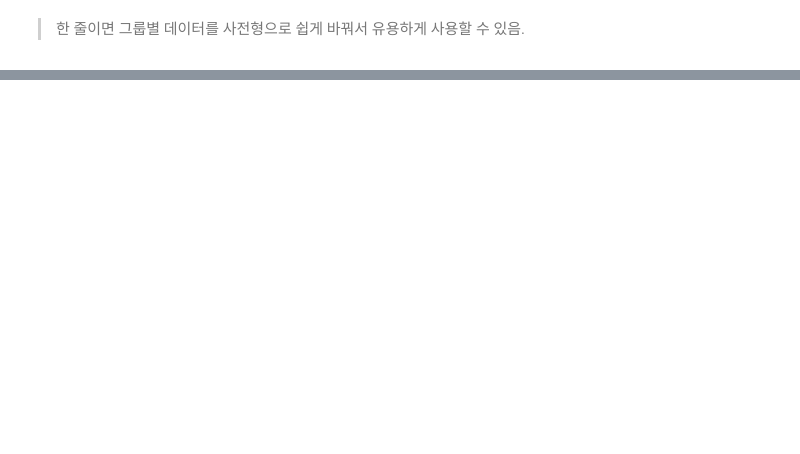
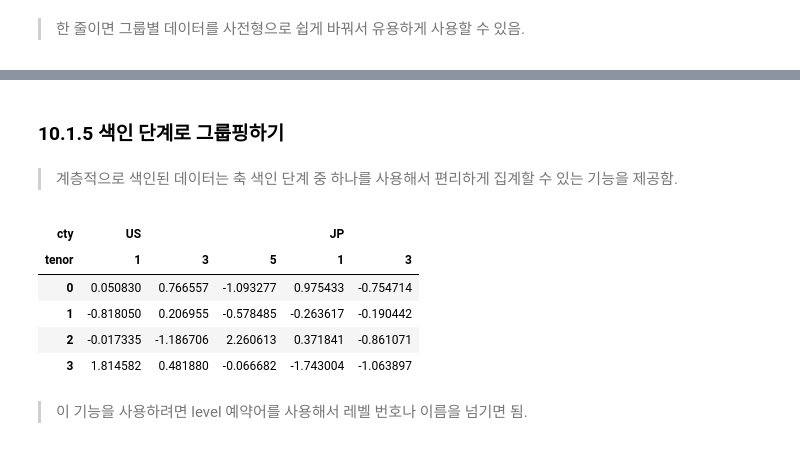
Before and after one commit to gusdn5656/python-basic, a Jupyter notebook: Python for Data Analysis/Chapter 10 데이터 집게와 그룹 연산.ipynb, the cells around one changed output, grey strips where cells are left out. Saved outputs shown, nothing was run; the diff lists cells and outputs as text; code cells hidden in the pictures; blank space fills up the shorter version.

```diff
--- a/Python for Data Analysis/Chapter 10 데이터 집게와 그룹 연산.ipynb
+++ b/Python for Data Analysis/Chapter 10 데이터 집게와 그룹 연산.ipynb
@@ -163,0 +345,21 @@ pieces['b']
+# %% [markdown]
+### 10.1.5 색인 단계로 그룹핑하기
+# %% [markdown]
+> 계층적으로 색인된 데이터는 축 색인 단계 중 하나를 사용해서 편리하게 집계할 수 있는 기능을 제공함.
+# %%
+columns = pd.MultiIndex.from_arrays([['US','US','US','JP','JP'],
+                                     [1,3,5,1,3]],
+                                     names = ['cty','tenor'])
+
+hier_df = pd.DataFrame(np.random.randn(4,5),
+                       columns = columns)
+hier_df
+# %% [output]
+| cty | US |  |  | JP |  |
+| tenor | 1 | 3 | 5 | 1 | 3 |
+| 0 | 0.050830 | 0.766557 | -1.093277 | 0.975433 | -0.754714 |
+| 1 | -0.818050 | 0.206955 | -0.578485 | -0.263617 | -0.190442 |
+| 2 | -0.017335 | -1.186706 | 2.260613 | 0.371841 | -0.861071 |
+| 3 | 1.814582 | 0.481880 | -0.066682 | -1.743004 | -1.063897 |
+# %% [markdown]
+> 이 기능을 사용하려면 level 예약어를 사용해서 레벨 번호나 이름을 넘기면 됨.
```
Also changed, not shown: parts of 40 cells of this notebook.
